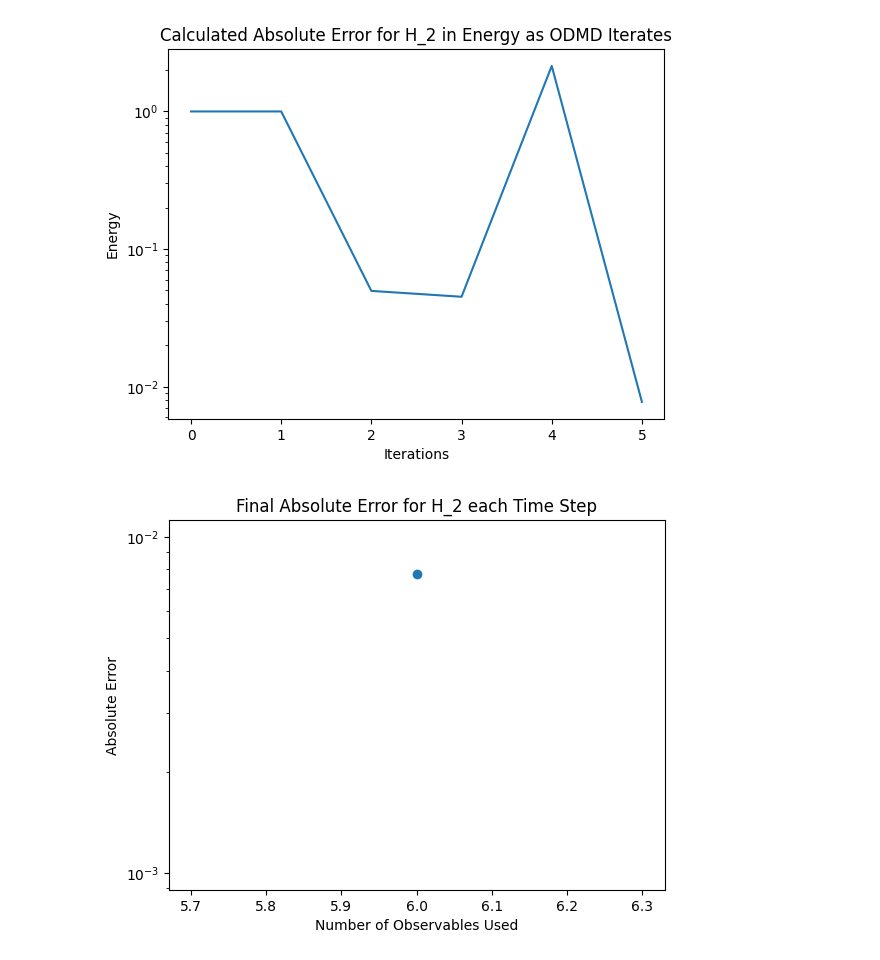
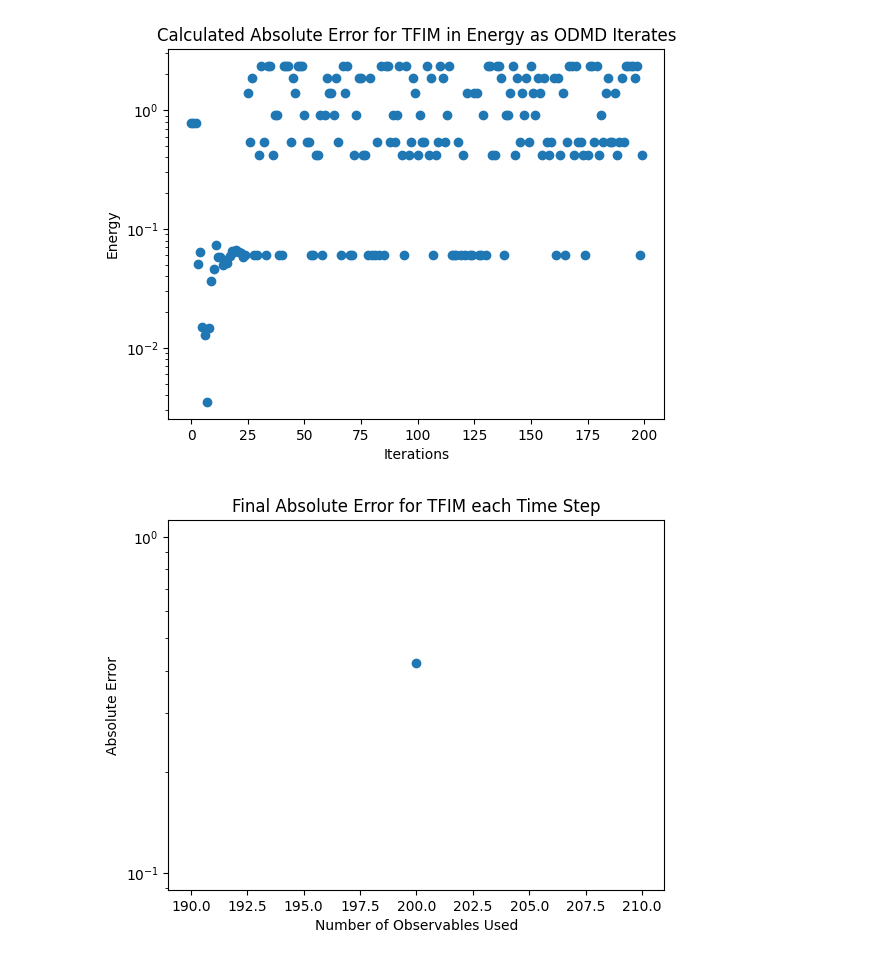
Before and after one commit to Quantum-Linear-Algebra/ODMD, a Jupyter notebook: ODMD.ipynb, the cells around one changed output. Drawn from its saved outputs; the diff is of its cells as text; code cells hidden in the pictures.

```diff
--- a/ODMD.ipynb
+++ b/ODMD.ipynb
@@ -258,7 +263,7 @@ def generate_s_k(Dt, K, parameters):
     else: scaling = 1
     s_k = []
     if method[0].upper() == 'Q':
-        ham = create_hamiltonian(particles, system, scaling, parameters)
+        ham = create_hamiltonian(parameters)
     if method[0].upper() == 'F':
         g = parameters['g']
         gates = generate_TFIM_gates(particles, K, Dt, g, '../f3cpp')
@@ -362,7 +367,7 @@ def ODMD(s_k, Dt, noise_threshold, alpha = 1/2, est_E_0s = [], show_steps = Fals
     k = -1
     while (True):
         k=k+1
-        if k*Dt > 2*pi: break
+        if  k > 200: break
         if show_steps: print("k =", k)
         d = math.floor(alpha*(k+1))
         if d < 1 or k < 1: continue
@@ -384,27 +389,27 @@ def ODMD(s_k, Dt, noise_threshold, alpha = 1/2, est_E_0s = [], show_steps = Fals
         E_0 = -angle/Dt
         est_E_0s.append(E_0)
         if show_steps: print("E_0 =", E_0)
-        if k>100: break
-        if k*Dt>1 and check_convergence(est_E_0s, order = order): break
+        # if k>100: break
+        # if k*Dt>1 and check_convergence(est_E_0s, order = order): break
     return E_0
 # %%
 parameters = {}
 
 # COMPUTATION PARAMETERS
 computation_type   = 'S' # computation_type OPTIONS: Simulation, Hardware
-data_source        = 'F' # data_source OPTIONS: Generation (Only useable with Simulation), Files, Job (Only Usable with Hardware)
+data_source        = 'G' # data_source OPTIONS: Generation (Only useable with Simulation), Files, Job (Only Usable with Hardware)
 
 # SYSTEM PARAMETERS
-parameters['system']           = 'H_2' # OPTIONS: TFIM, SPIN, HUBBARD
+parameters['system']           = 'TFIM' # OPTIONS: TFIM, SPIN, HUBBARD
 parameters['method_for_model'] = 'Q' # method_for_model OPTIONS: F3C (Only for TFIM), Qiskit
-# parameters['particles']        = 2
+parameters['particles']        = 4
 parameters['time_steps']       = [1] # time steps to test use with ODMD
 parameters['shots']            = 100
-parameters['scaling']          = .9999
+parameters['scaling']          = (3/4)*pi
 
 
 # Transverse Field Ising Model Parameters
-# parameters['g']   = 4 # magnetic field strength (TFIM)
+parameters['g']   = 0 # magnetic field strength (TFIM)
 
 # Spin Model Parameters
 # parameters['J'] = 4 # coupling strength (SPIN)
@@ -416,10 +421,10 @@ parameters['scaling']          = .9999
 # parameters['y'] = 1 # y size of latice (HUBB)
 
 # H_2 Parameters
-parameters['distance'] = .735
+# parameters['distance'] = .735
 
 # ODMD Parameters
-noise_threshold = 0.01
+noise_threshold = 10**-8
 # %%
 # PREPROCESSING
 
@@ -472,7 +477,7 @@ def make_filename(computation_type, parameters, time_step=-1):
     system    = parameters['system']
     system    = parameters['method_for_model']
     string = "sys="+system+"_type="+computation_type[0].upper()+"_m="+method_for_model[0].upper()
-    if 'particles' in parameters.keys(): string+="_n="+str(parameters['parameters'])
+    if 'particles' in parameters.keys(): string+="_n="+str(parameters['particles'])
     if system=="TFIM": string+="_g="+str(parameters['g'])
     elif system=="SPIN": string+="_J="+str(parameters['J'])
     if method_for_model[0].upper() == "Q": string+="_s="+str(scaling)
@@ -547,7 +552,10 @@ for i in range(len(time_steps)):
         for i in range(len(result)):
             raw_data = result[i].data
             cbit = list(raw_data.keys())[0]
-            s_k.append(calculate_re(raw_data[cbit].get_counts(), parameters['shots']))
+            avg = 0
+            for _ in range(10):
+                avg+=calculate_re(raw_data[cbit].get_counts(), parameters['shots'])
+            s_k.append(avg/10)
         # print(s_k)
         s_ks.append(s_k)
 # %% [output]
@@ -577,36 +580,36 @@ Calculated Energy: -0.9921586753621019
 # %%
 if method_for_model[0].upper() == 'Q': real_E_0 = -scaling
 else: real_E_0 = -1
 
 # real_E_0 = -.613
 
 for i in range(len(trials)):
     err = [abs(w-real_E_0) for w in trials[i]]
     # plt.plot(np.arange(0, 2*pi, time_steps[i])[0:len(trials[i])], err, label = 'Dt = '+str(time_steps[i]))
-    plt.plot(err, label = 'Dt = '+str(time_steps[i]))
+    plt.scatter(range(len(err)), err, label = 'Dt = '+str(time_steps[i]))
 plt.title("Calculated Absolute Error for "+system+" in Energy as ODMD Iterates")
 plt.ylabel("Energy")
 plt.xlabel("Iterations")
 # plt.legend()
 # plt.xlim([0,100])
 # plt.ylim([0,10])
 plt.yscale('log')
 plt.savefig("Graphs/"+make_filename(computation_type, parameters)+"_Abs_Error.png")
 plt.show()
 
 plt.title("Final Absolute Error for "+system+" each Time Step")
 plt.xlabel("Number of Observables Used")
 plt.ylabel("Absolute Error")
 plt.yscale('log')
 observables = [len(w) for w in trials]
 for i in range(len(results)):
     plt.scatter([observables[i]], [abs(real_E_0-results[i])], label = 'Dt = '+str(time_steps[i]))
 plt.savefig("Graphs/"+make_filename(computation_type, parameters)+"_Final_Error.png")
 # plt.legend()
 plt.show()
 # %% [output]
-[figure, old version]
+[figure, new version]
-[figure, old version]
+[figure, new version]
 # %%
 print(len(results))
 # print(time_steps)
```
Also changed, not shown: parts of 4 cells of this notebook, 4 other files.
